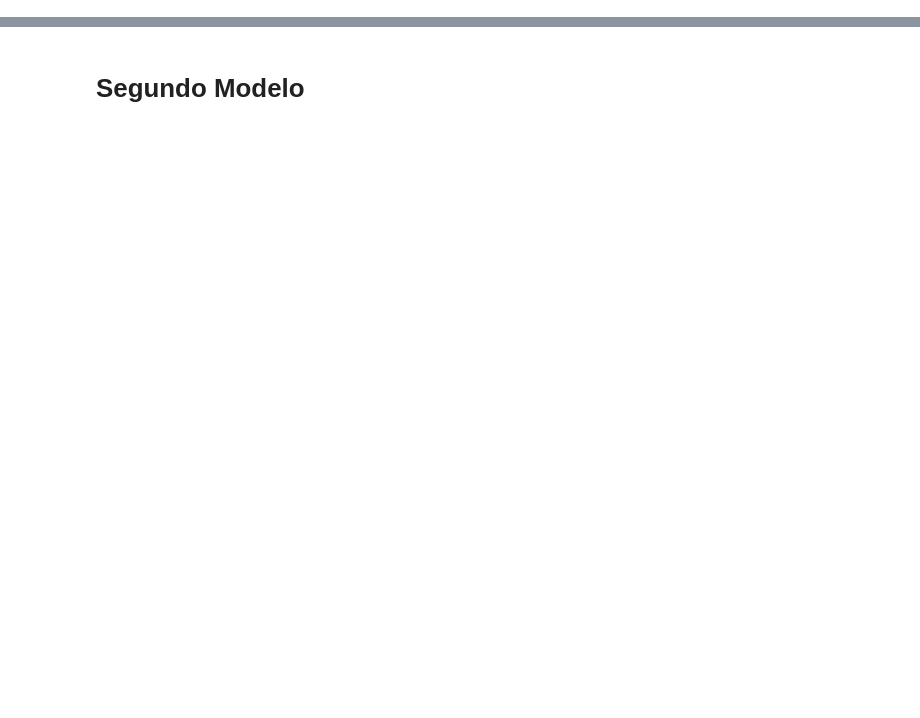
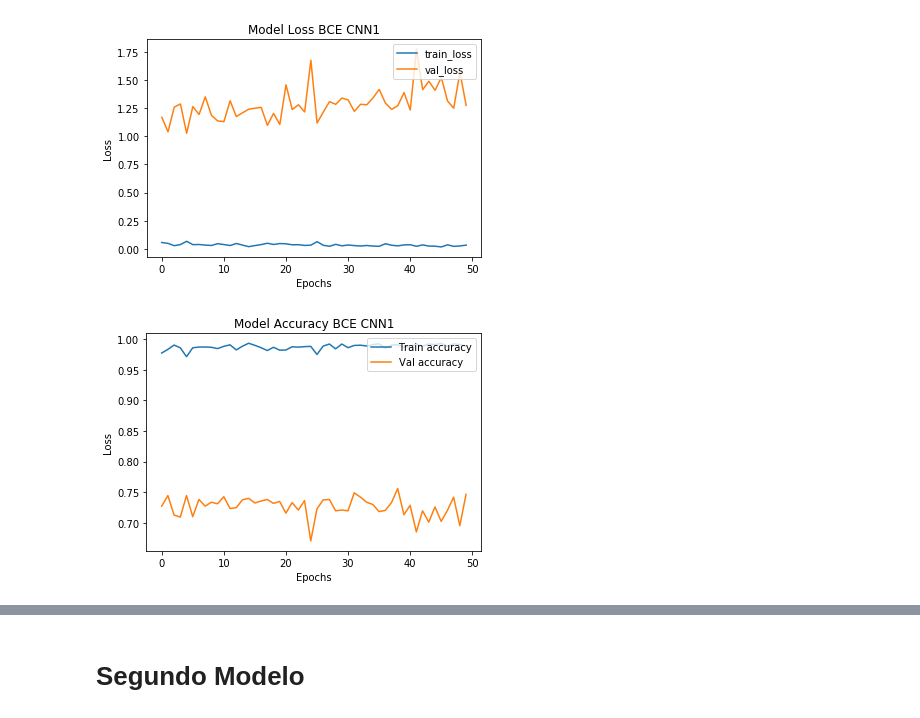
Before and after one commit to harel-coffee/PIIC19-auto, a Jupyter notebook: code/obj1/pruebas_cnn_gabo.ipynb, the cells around one changed output, grey strips where cells are left out. Drawn from its saved outputs; the diff is of its cells as text; code cells hidden in the pictures; blank space fills up the shorter version.

```diff
--- a/code/obj1/pruebas_cnn_gabo.ipynb
+++ b/code/obj1/pruebas_cnn_gabo.ipynb
@@ -83,0 +344,20 @@ model.fit(x_train, y_train, batch_size=100, epochs=350, verbose=1)
+# %%
+hist1=model1.fit(x_train, y_train, batch_size=64, epochs=50, verbose=0, class_weight=class_weights, validation_data=(x_val,y_val))
+plt.plot(hist1.history['loss'],label="train_loss")
+plt.plot(hist1.history['val_loss'],label="val_loss")
+plt.title("Model Loss BCE CNN1")
+plt.ylabel('Loss')
+plt.xlabel('Epochs')
+plt.legend(loc="upper right")
+plt.show()
+
+plt.plot(hist1.history['acc'],label="Train accuracy" )
+plt.plot(hist1.history['val_acc'],label="Val accuracy" )
+plt.title("Model Accuracy BCE CNN1")
+plt.ylabel('Loss')
+plt.xlabel('Epochs')
+plt.legend(loc="upper right")
+plt.show()
+# %% [output]
+[figure, added]
+[figure, added]
```
Also changed, not shown: parts of 47 cells of this notebook, 5 other files.
